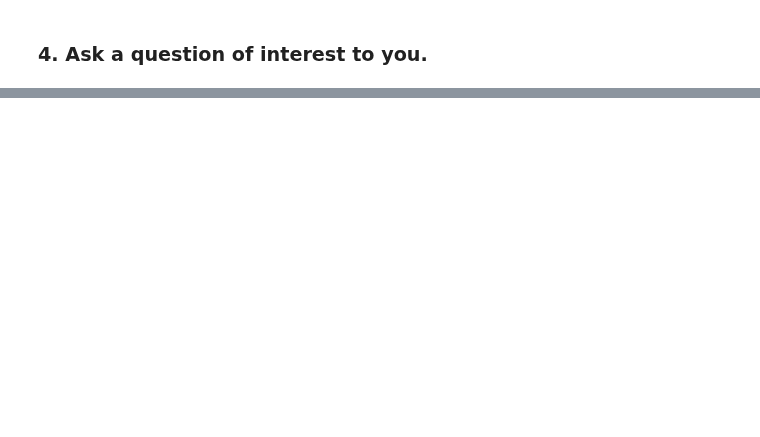
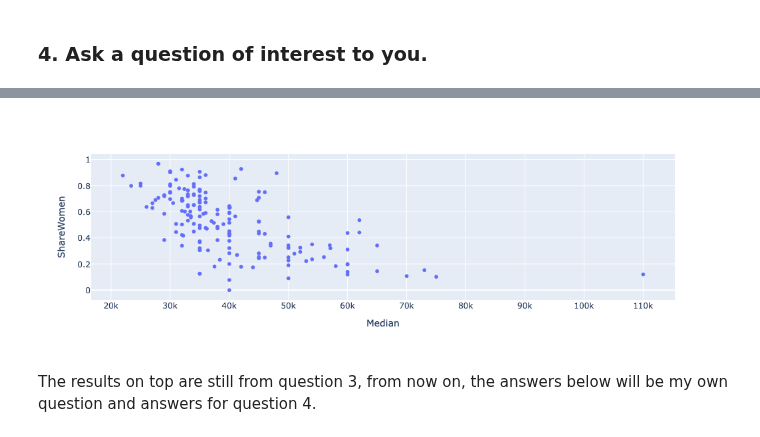
Before and after one commit to ehernandez0904/Data-101-Fall-2025, a Jupyter notebook: Day7/Day7-HW.ipynb, the cells around one changed output, grey strips where cells are left out. Saved outputs shown, nothing was run; the diff lists cells and outputs as text; code cells hidden in the pictures; blank space fills up the shorter version.

```diff
--- a/Day7/Day7-HW.ipynb
+++ b/Day7/Day7-HW.ipynb
@@ -359,0 +453,6 @@ DF_raw[my_columns].groupby('Major_category').mean()
+# %%
+px.scatter(DF_raw,x='Median' , y='ShareWomen')
+# %% [output]
+[figure, added]
+# %% [markdown]
+The results on top are still from question 3, from now on, the answers below will be my own question and answers for question 4.
```
Also changed, not shown: parts of 21 cells of this notebook.
